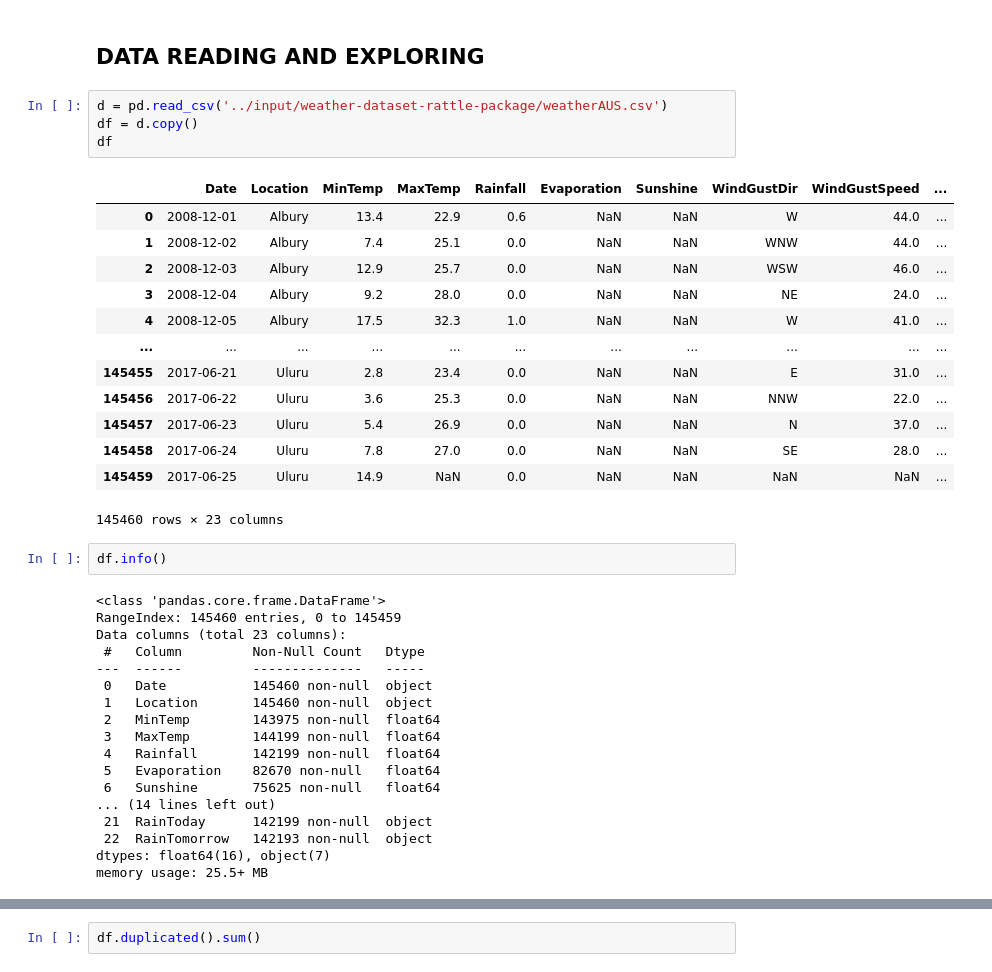
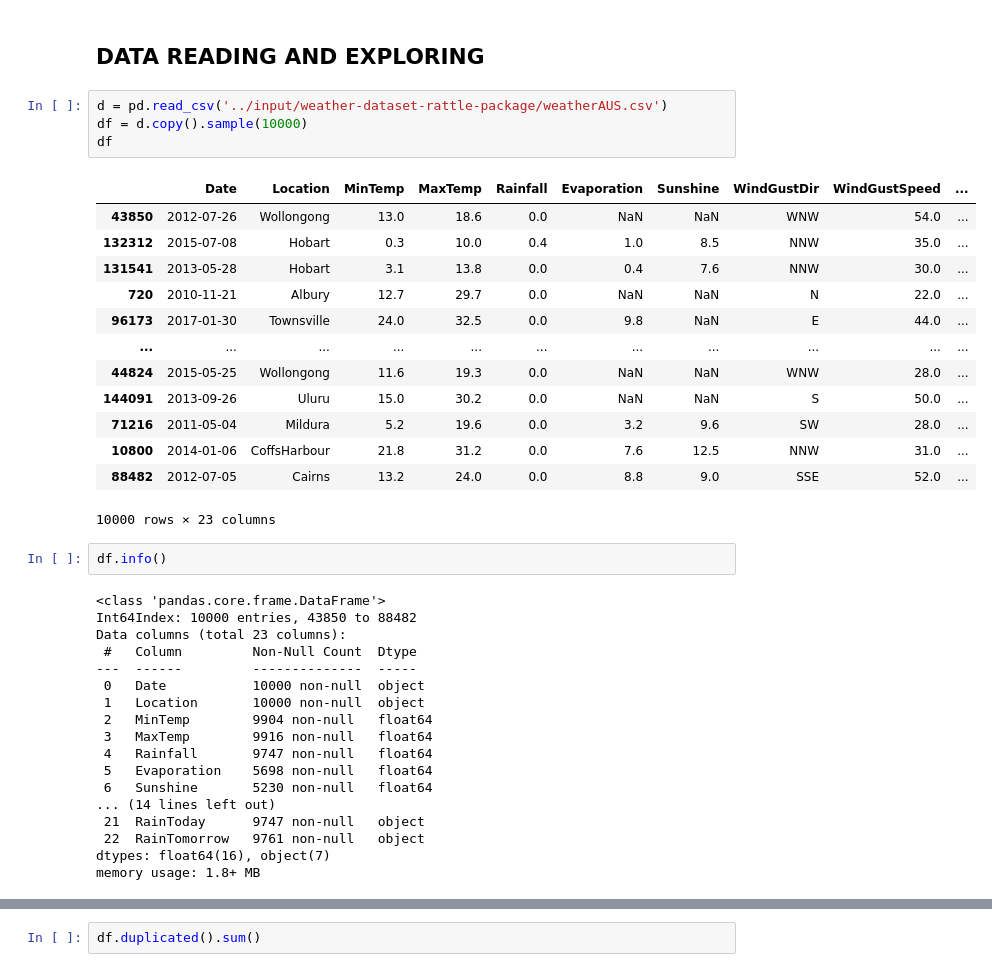
Before and after one commit to fenyx-it-academy/Class4-Machine_Learning-Week25, a Jupyter notebook: ml-w-25.ipynb, the cells around one changed output, grey strips where cells are left out. Drawn from its saved outputs; the diff is of its cells as text.

```diff
--- a/ml-w-25.ipynb
+++ b/ml-w-25.ipynb
@@ -62,42 +62,42 @@ This model will be made using;
 ## DATA READING AND EXPLORING
 # %%
 d = pd.read_csv('../input/weather-dataset-rattle-package/weatherAUS.csv')
-df = d.copy()
+df = d.copy().sample(10000)
 df
 # %% [output]
 |  | Date | Location | MinTemp | MaxTemp | Rainfall | Evaporation | Sunshine | WindGustDir | WindGustSpeed | ... |
-| 0 | 2008-12-01 | Albury | 13.4 | 22.9 | 0.6 | NaN | NaN | W | 44.0 | ... |
-| 1 | 2008-12-02 | Albury | 7.4 | 25.1 | 0.0 | NaN | NaN | WNW | 44.0 | ... |
-| 2 | 2008-12-03 | Albury | 12.9 | 25.7 | 0.0 | NaN | NaN | WSW | 46.0 | ... |
-| 3 | 2008-12-04 | Albury | 9.2 | 28.0 | 0.0 | NaN | NaN | NE | 24.0 | ... |
-| 4 | 2008-12-05 | Albury | 17.5 | 32.3 | 1.0 | NaN | NaN | W | 41.0 | ... |
+| 43850 | 2012-07-26 | Wollongong | 13.0 | 18.6 | 0.0 | NaN | NaN | WNW | 54.0 | ... |
+| 132312 | 2015-07-08 | Hobart | 0.3 | 10.0 | 0.4 | 1.0 | 8.5 | NNW | 35.0 | ... |
+| 131541 | 2013-05-28 | Hobart | 3.1 | 13.8 | 0.0 | 0.4 | 7.6 | NNW | 30.0 | ... |
+| 720 | 2010-11-21 | Albury | 12.7 | 29.7 | 0.0 | NaN | NaN | N | 22.0 | ... |
+| 96173 | 2017-01-30 | Townsville | 24.0 | 32.5 | 0.0 | 9.8 | NaN | E | 44.0 | ... |
 | ... | ... | ... | ... | ... | ... | ... | ... | ... | ... | ... |
-| 145455 | 2017-06-21 | Uluru | 2.8 | 23.4 | 0.0 | NaN | NaN | E | 31.0 | ... |
-| 145456 | 2017-06-22 | Uluru | 3.6 | 25.3 | 0.0 | NaN | NaN | NNW | 22.0 | ... |
-| 145457 | 2017-06-23 | Uluru | 5.4 | 26.9 | 0.0 | NaN | NaN | N | 37.0 | ... |
-| 145458 | 2017-06-24 | Uluru | 7.8 | 27.0 | 0.0 | NaN | NaN | SE | 28.0 | ... |
-| 145459 | 2017-06-25 | Uluru | 14.9 | NaN | 0.0 | NaN | NaN | NaN | NaN | ... |
+| 44824 | 2015-05-25 | Wollongong | 11.6 | 19.3 | 0.0 | NaN | NaN | WNW | 28.0 | ... |
+| 144091 | 2013-09-26 | Uluru | 15.0 | 30.2 | 0.0 | NaN | NaN | S | 50.0 | ... |
+| 71216 | 2011-05-04 | Mildura | 5.2 | 19.6 | 0.0 | 3.2 | 9.6 | SW | 28.0 | ... |
+| 10800 | 2014-01-06 | CoffsHarbour | 21.8 | 31.2 | 0.0 | 7.6 | 12.5 | NNW | 31.0 | ... |
+| 88482 | 2012-07-05 | Cairns | 13.2 | 24.0 | 0.0 | 8.8 | 9.0 | SSE | 52.0 | ... |
-145460 rows × 23 columns
+10000 rows × 23 columns
 # %%
 df.info()
 # %% [output]
 <class 'pandas.core.frame.DataFrame'>
-RangeIndex: 145460 entries, 0 to 145459
+Int64Index: 10000 entries, 43850 to 88482
 Data columns (total 23 columns):
- #   Column         Non-Null Count   Dtype
----  ------         --------------   -----
- 0   Date           145460 non-null  object
- 1   Location       145460 non-null  object
- 2   MinTemp        143975 non-null  float64
- 3   MaxTemp        144199 non-null  float64
- 4   Rainfall       142199 non-null  float64
- 5   Evaporation    82670 non-null   float64
- 6   Sunshine       75625 non-null   float64
+ #   Column         Non-Null Count  Dtype
+---  ------         --------------  -----
+ 0   Date           10000 non-null  object
+ 1   Location       10000 non-null  object
+ 2   MinTemp        9904 non-null   float64
+ 3   MaxTemp        9916 non-null   float64
+ 4   Rainfall       9747 non-null   float64
+ 5   Evaporation    5698 non-null   float64
+ 6   Sunshine       5230 non-null   float64
 ... (14 lines left out)
- 21  RainToday      142199 non-null  object
- 22  RainTomorrow   142193 non-null  object
+ 21  RainToday      9747 non-null   object
+ 22  RainTomorrow   9761 non-null   object
 dtypes: float64(16), object(7)
-memory usage: 25.5+ MB
+memory usage: 1.8+ MB
 # %%
 pd.DataFrame({"No. of unique values": list(df.nunique())}, index=df.columns)
 # %% [output]
```
Also changed, not shown: parts of 53 cells of this notebook.
